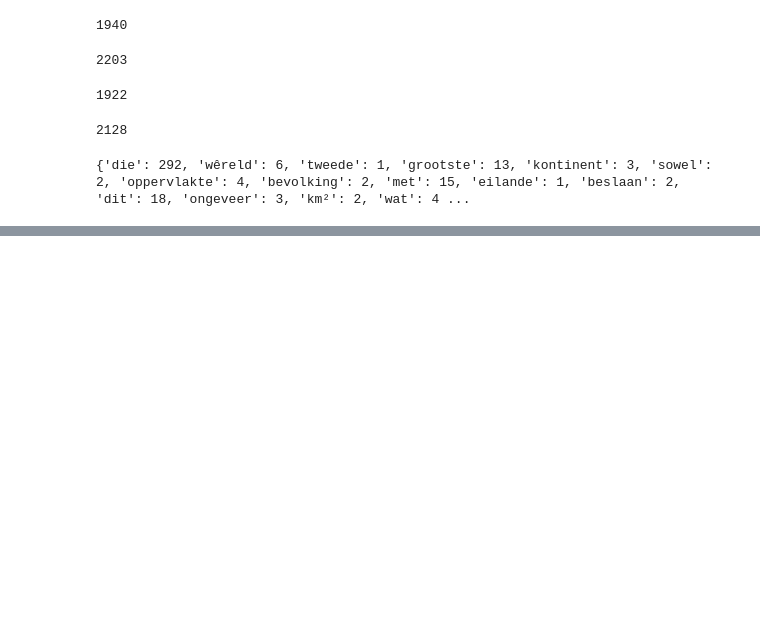
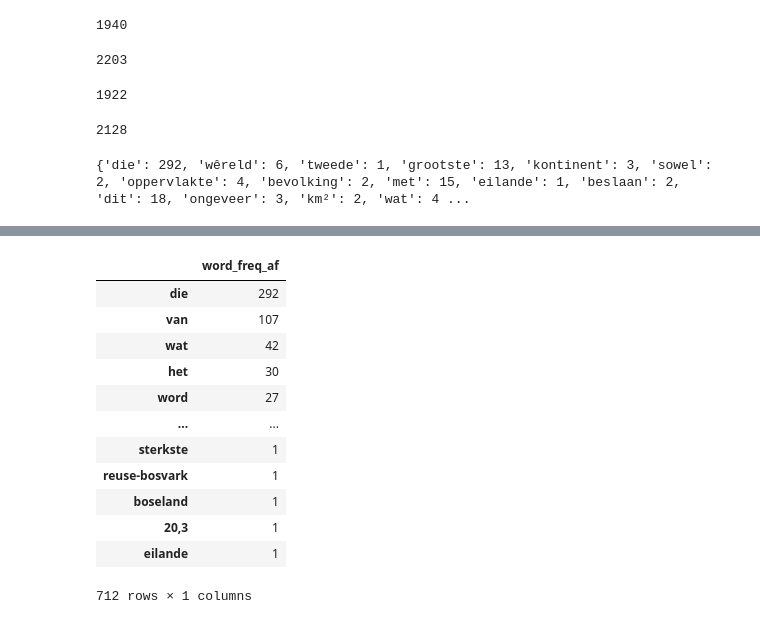
Before and after one commit to ninahew/mscfinalproject, a Jupyter notebook: Dataset preparation and initial build.ipynb, the cells around one changed output, grey strips where cells are left out. Saved outputs shown, nothing was run; the diff lists cells and outputs as text; code cells hidden in the pictures; blank space fills up the shorter version.

Commit message:
Changed notebook name to reflect activities performed, preliminary analysis on shared words between both languages

```diff
--- a/Datasets 3rd August.ipynb
+++ b/Dataset preparation and initial build.ipynb
@@ -189,3 +191,13 @@ def generate_dictionary(tokenized_list):
 print(generate_dictionary(tokenized_afrika_no_numbers))
 # %% [output]
 {'die': 292, 'wêreld': 6, 'tweede': 1, 'grootste': 13, 'kontinent': 3, 'sowel': 2, 'oppervlakte': 4, 'bevolking': 2, 'met': 15, 'eilande': 1, 'beslaan': 2, 'dit': 18, 'ongeveer': 3, 'km²': 2, 'wat': 4 ...
+# %%
+af_corpus = generate_dictionary(tokenized_afrika_no_numbers)
+nl_corpus = generate_dictionary(tokenized_al_speer_no_numbers)
+# %%
+# Investigate overlap of shared words between corpora
+import pandas as pd
+af_df = pd.DataFrame.from_dict(af_corpus, orient='index', columns=['word_freq_af'])
+nl_df = pd.DataFrame.from_dict(nl_corpus, orient='index', columns = ['word_freq_nl'])
+
+af_df.head()
@@ -191,0 +211,16 @@ print(generate_dictionary(tokenized_afrika_no_numbers))
+# %%
+af_df.sort_values(by=['word_freq_af'], ascending = False)
+# %% [output]
+|  | word_freq_af |
+| die | 292 |
+| van | 107 |
+| wat | 42 |
+| het | 30 |
+| word | 27 |
+| ... | ... |
+| sterkste | 1 |
+| reuse-bosvark | 1 |
+| boseland | 1 |
+| 20,3 | 1 |
+| eilande | 1 |
+712 rows × 1 columns
```
Also changed, not shown: parts of 5 cells of this notebook.
